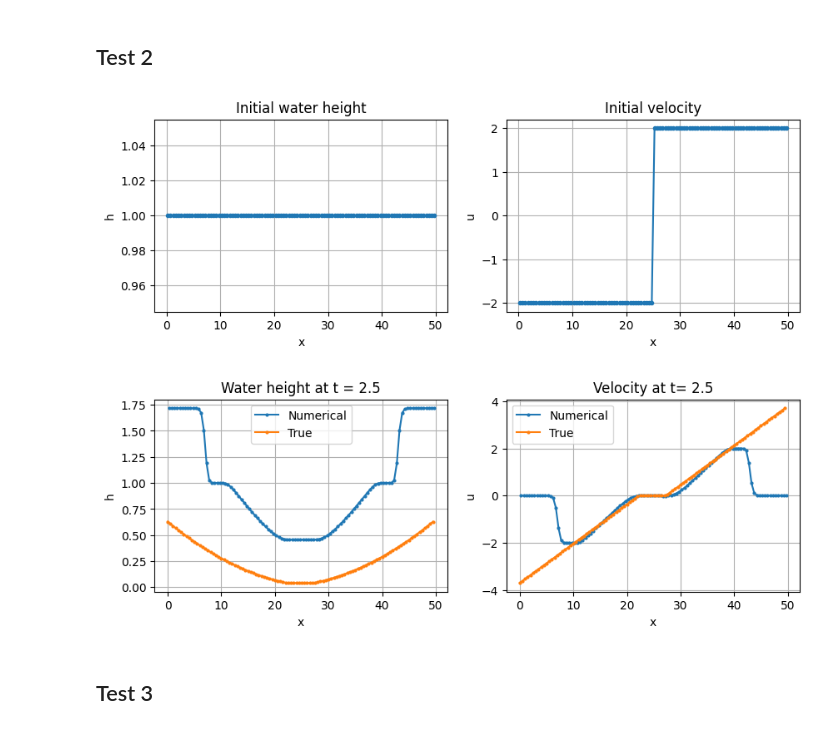
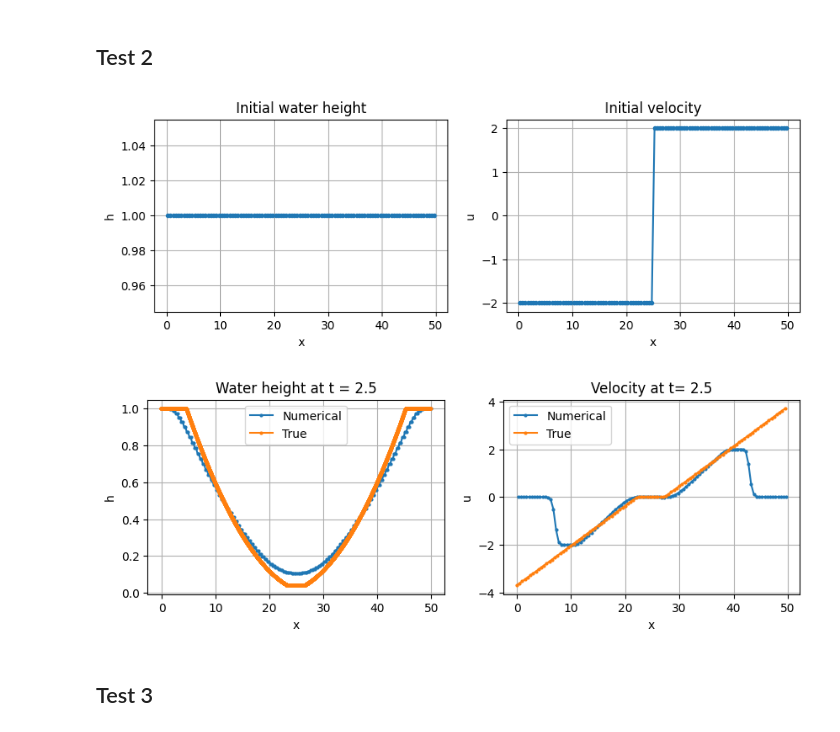
Before and after one commit to MelissaJessen/Shallow-Water-Equations, a Jupyter notebook: trento-course.ipynb, the cells around one changed output. Cells and saved outputs as stored; diff of their text form; code cells hidden in the pictures.

Commit message:
Update data

```diff
--- a/trento-course.ipynb
+++ b/trento-course.ipynb
@@ -465,36 +465,45 @@ mat_data = loadmat('data/torotest2.mat')
 htrue = mat_data['htrue']
 utrue = mat_data['utrue']
 xtrue = mat_data['x']
 
+# Import solution from Matlab
+mat_data = loadmat('data/torotest2flux2.mat')
+xc = mat_data['xc']
+h = mat_data['h']
+u = mat_data['u']
+xexact = mat_data['xexact']
+hexact = mat_data['hexact']
+uexact = mat_data['uexact']
+
 # Plot the final data
 plt.figure(figsize=(10, 3))
 
 plt.subplot(1, 2, 1)
-plt.plot(x, q[0, :], '-o', markersize = 2)
-plt.plot(xtrue[0, :], htrue[0, :], '-o', markersize = 2)
+plt.plot(xc[0,:], h[0,:], '-o', markersize = 2)
+plt.plot(xexact[0, :], hexact[0, :], '-o', markersize = 2)
 plt.legend(['Numerical', 'True'])
 plt.grid()
 plt.ylabel('h')
 plt.xlabel('x')
 plt.title(f'Water height at t = {tend}')
 
 plt.subplot(1, 2, 2)
 plt.plot(x, q[1, :] / q[0, :], '-o', markersize = 2)
 plt.plot(xtrue[0, :], utrue[0, :], '-o', markersize = 2)
 plt.legend(['Numerical', 'True'])
 plt.grid()
 plt.ylabel('u')
 plt.xlabel('x')
 plt.title(f'Velocity at t= {tend}')
 
 # Save figure
 if save:
     plt.savefig('plots/toro_test2_final.png')
 
 plt.show()
 # %% [output]
 [figure]
-[figure, old version]
+[figure, new version]
 # %% [markdown]
 ## Test 3
 # %%
```
Also changed, not shown: parts of 21 cells of this notebook, 50 other files.
